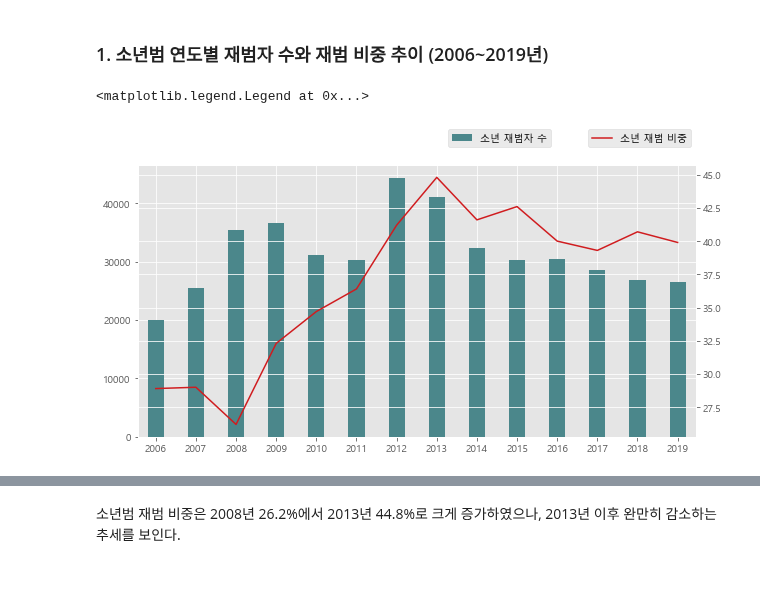
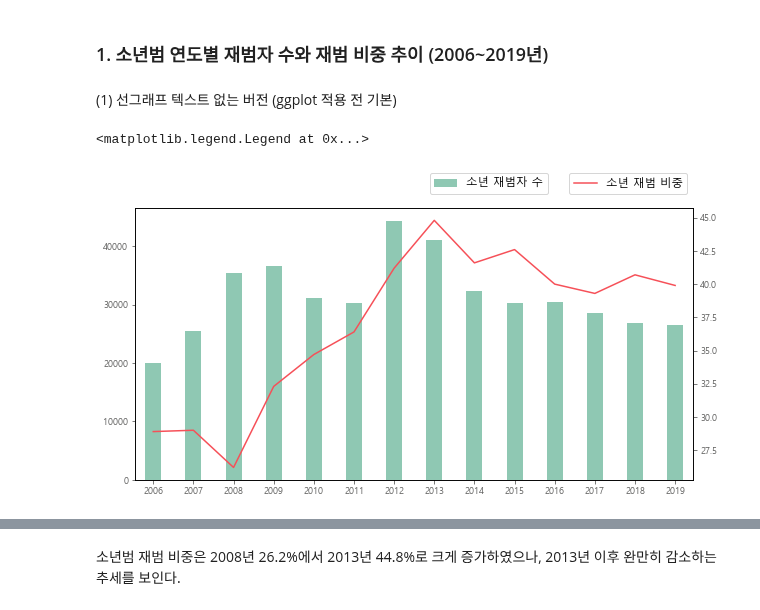
Before and after one commit to hkim11656/crime_analysis, a Jupyter notebook: 10_소년범 연도별 재범자 수 및 재범 비중 추이_김현화.ipynb, the cells around one changed output, grey strips where cells are left out. Saved outputs shown, nothing was run; the diff lists cells and outputs as text; code cells hidden in the pictures; blank space fills up the shorter version.

```diff
--- a/10_소년범 연도별 재범자 수 및 재범 비중 추이_김현화.ipynb
+++ b/10_소년범 연도별 재범자 수 및 재범 비중 추이_김현화.ipynb
@@ -222,25 +222,32 @@ df_re
 ### 시각화하기
 # %%
 # 폰트 크기 설정
-plt.rcParams["font.size"] = 13
+plt.rcParams["font.size"] = 11.5
+plt.rc('xtick', labelsize=9)    # fontsize of the tick labels
+plt.rc('ytick', labelsize=9)    # fontsize of the tick labels
+
+plt.rcParams['xtick.color'] = '#5A5A59'
+plt.rcParams['ytick.color'] = '#5A5A59'
 # %% [markdown]
 ### 1. 소년범 연도별 재범자 수와 재범 비중 추이 (2006~2019년)
 # %%
 # 소년 재범자 수
 # %%
 gr1 = df_re['소년재범자 계']
+# %% [markdown]
+(1) 선그래프 텍스트 없는 버전 (ggplot 적용 전 기본)
 # %%
-plt.style.use('ggplot')
+#plt.style.use('ggplot')
 
 fig, ax1 = plt.subplots()
 ax2 = ax1.twinx()
 
 gr1 = df_re['소년재범자 계']
 gr2 = df_re['재범 비중']
-gr1.plot(kind='bar', ax=ax1, color='#4B878BFF', label='소년 재범자 수', rot=0, figsize=(10, 5), width=0.4)
-gr2.plot(kind='line', ax=ax2, color='#D01C1FFF', label='소년 재범 비중')
+gr1.plot(kind='bar', ax=ax1, color='#8FC8B3', label='소년 재범자 수', rot=0, figsize=(10, 5), width=0.4)
+gr2.plot(kind='line', ax=ax2, color='#F65058FF', label='소년 재범 비중')
 ax1.legend(bbox_to_anchor =(0.75, 1.15), ncol = 2)
 ax2.legend(bbox_to_anchor =(1.0, 1.15), ncol = 2)
 # %% [output]
 <matplotlib.legend.Legend at 0x...>
-[figure, old version]
+[figure, new version]
```
Also changed, not shown: parts of 8 cells of this notebook, 5 other files.
